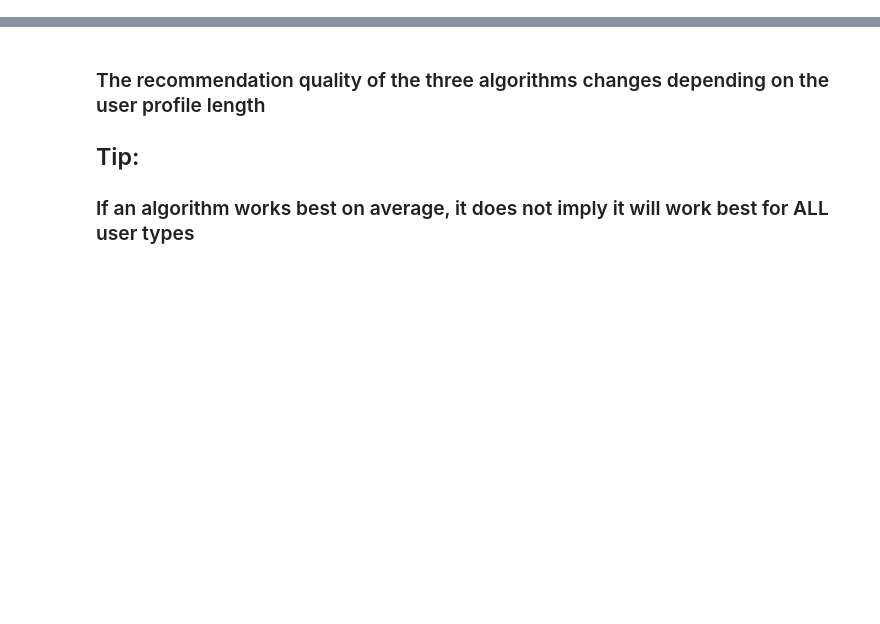
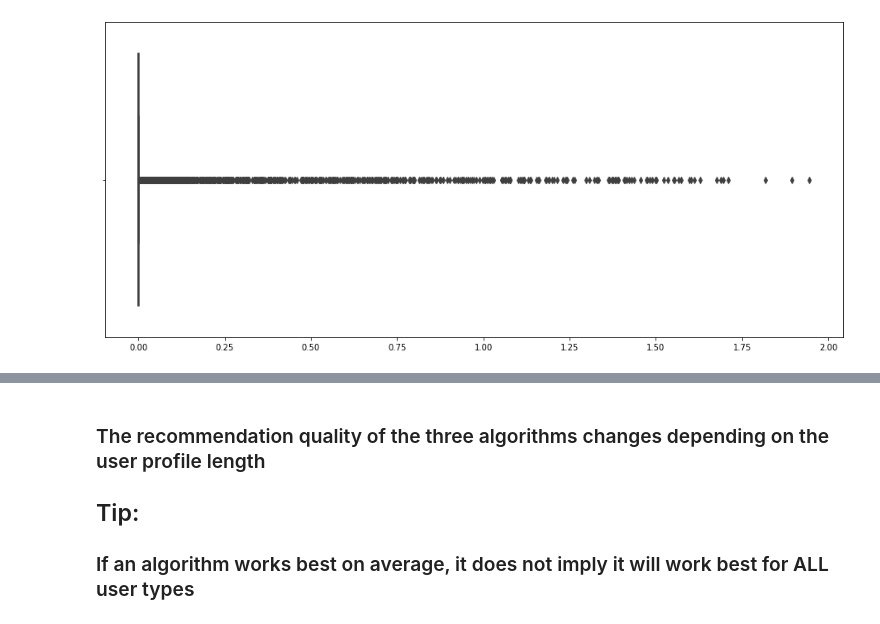
Before and after one commit to MaurizioFD/RecSys_Course_AT_PoliMi, a Jupyter notebook: Practice 12 - Hybrid recommenders.ipynb, the cells around one changed output, grey strips where cells are left out. Cells and saved outputs as stored; diff of their text form; code cells hidden in the pictures; blank space fills up the shorter version.

```diff
--- a/Practice 12 - Hybrid recommenders.ipynb
+++ b/Practice 12 - Hybrid recommenders.ipynb
@@ -457,0 +533,5 @@ profile_length = np.ediff1d(URM_train.indptr)
+# %%
+_ = plt.figure(figsize=(16,7))
+ax = sns.boxplot(x=slim_bpr_score)
+# %% [output]
+[figure, added]
```
Also changed, not shown: parts of 160 cells of this notebook, 8 other files.
